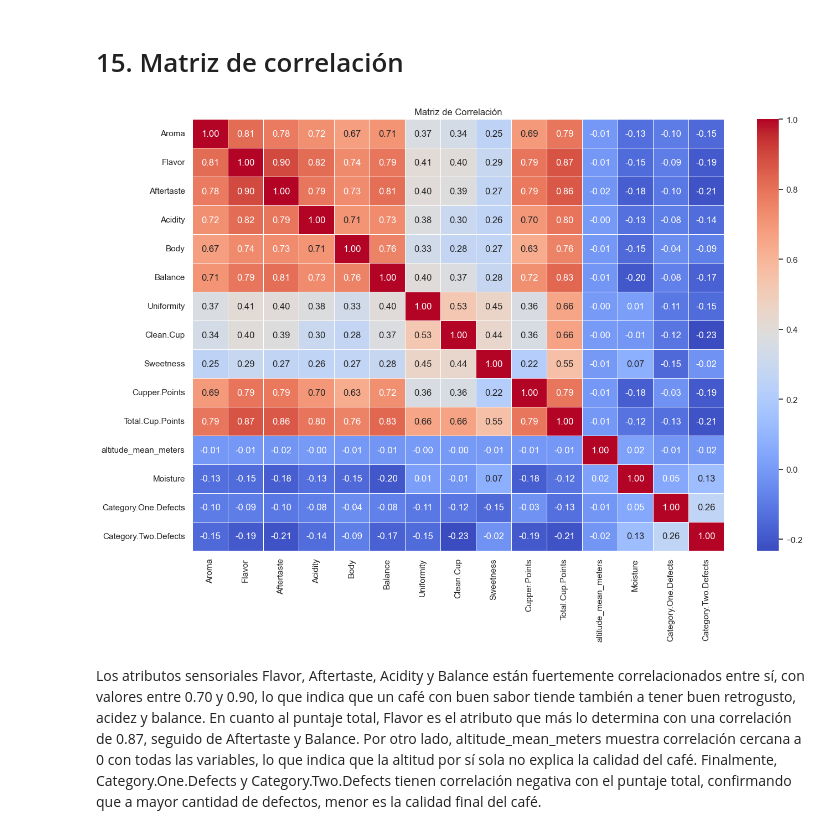
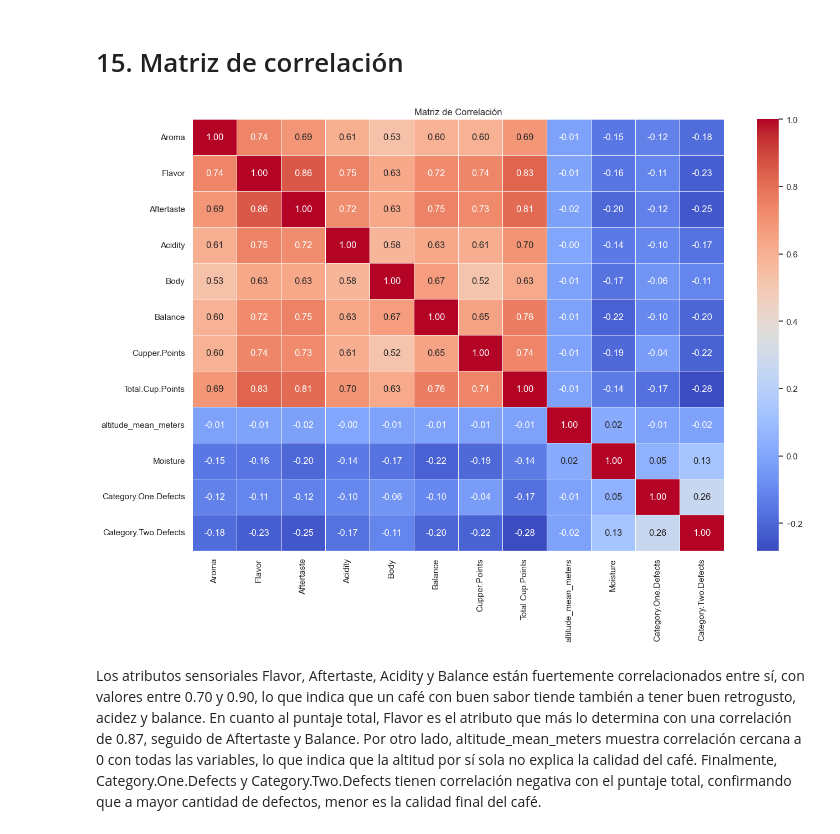
Before and after one commit to DataScienceHenryBootCampPF/DataScienceHenryBootCampPF, a Jupyter notebook: notebooks/02_EDA.ipynb, the cells around one changed output. Cells and saved outputs as stored; diff of their text form; code cells hidden in the pictures.

```diff
--- a/notebooks/02_EDA.ipynb
+++ b/notebooks/02_EDA.ipynb
@@ -255,20 +293,19 @@ Los palitos negros sobre cada barra representan el intervalo de confianza del pr
 # %%
 columnas_corr = [
     'Aroma', 'Flavor', 'Aftertaste', 'Acidity', 'Body',
-    'Balance', 'Uniformity', 'Clean.Cup', 'Sweetness',
-    'Cupper.Points', 'Total.Cup.Points', 'altitude_mean_meters',
+    'Balance', 'Cupper.Points', 'Total.Cup.Points', 'altitude_mean_meters',
     'Moisture', 'Category.One.Defects', 'Category.Two.Defects'
 ]
 
 corr = df[columnas_corr].corr()
 
 plt.figure(figsize=(14, 10))
 sns.heatmap(corr, annot=True, fmt=".2f", cmap='coolwarm', linewidths=0.5)
 plt.title("Matriz de Correlación")
 plt.tight_layout()
 plt.show()
 # %% [output]
-[figure, old version]
+[figure, new version]
 # %% [markdown]
 Los atributos sensoriales Flavor, Aftertaste, Acidity y Balance están fuertemente correlacionados entre sí, con valores entre 0.70 y 0.90, lo que indica que un café con buen sabor tiende también a tener buen retrogusto, acidez y balance. En cuanto al puntaje total, Flavor es el atributo que más lo determina con una correlación de 0.87, seguido de Aftertaste y Balance. Por otro lado, altitude_mean_meters muestra correlación cercana a 0 con todas las variables, lo que indica que la altitud por sí sola no explica la calidad del café. Finalmente, Category.One.Defects y Category.Two.Defects tienen correlación negativa con el puntaje total, confirmando que a mayor cantidad de defectos, menor es la calidad final del café.
 # %% [markdown]
```
Also changed, not shown: parts of 26 cells of this notebook, 3 other files.
